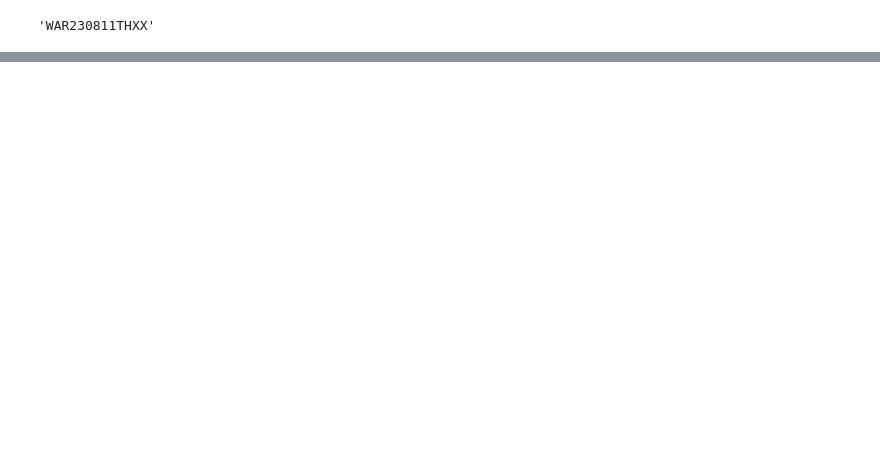
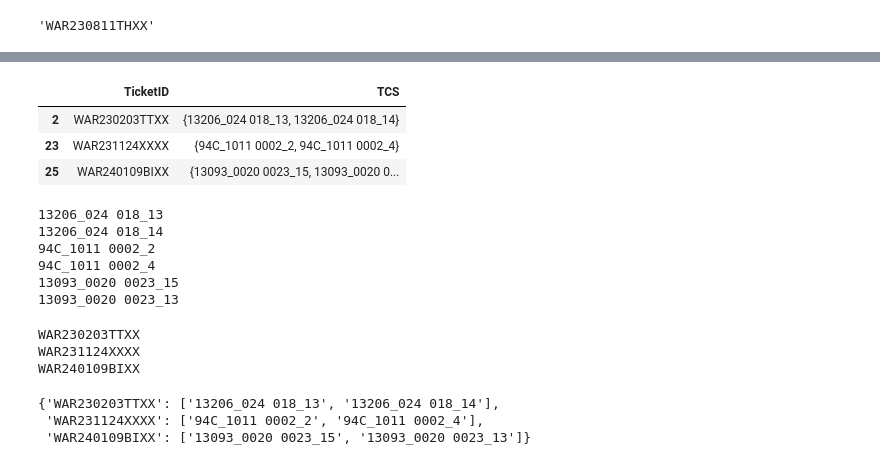
Before and after one commit to BilyBrown/sqlite3-tutorial, a Jupyter notebook: create_war_tables.ipynb, the cells around one changed output, grey strips where cells are left out. Cells and saved outputs as stored; diff of their text form; code cells hidden in the pictures; blank space fills up the shorter version.

```diff
--- a/create_war_tables.ipynb
+++ b/create_war_tables.ipynb
@@ -586,0 +624,39 @@ NameError: name 'temp_st' is not defined
+# %%
+# Here are the Ticket IDs that also include multiple Stands
+prev_combined.loc[prev_combined['TCS'].str.len()> 1]
+# %% [output]
+|  | TicketID | TCS |
+| 2 | WAR230203TTXX | {13206_024 018_13, 13206_024 018_14} |
+| 23 | WAR231124XXXX | {94C_1011 0002_2, 94C_1011 0002_4} |
+| 25 | WAR240109BIXX | {13093_0020 0023_15, 13093_0020 0... |
+# %%
+tcs = []
+for val in prev_combined['TCS'].loc[prev_combined['TCS'].str.len()> 1].values:
+    for item in val:
+        print(item)
+        tcs.append(item)
+# %% [output]
+13206_024 018_13
+13206_024 018_14
+94C_1011 0002_2
+94C_1011 0002_4
+13093_0020 0023_15
+13093_0020 0023_13
+# %%
+ticket_id_dict = {}
+for i, row in prev_combined.loc[prev_combined['TCS'].str.len()> 1].iterrows():
+    print(row['TicketID']) # ticket id
+    value_list = []
+    for value in row['TCS']:
+        value_list.append(value)
+    ticket_id_dict[row['TicketID']] = value_list
+# %% [output]
+WAR230203TTXX
+WAR231124XXXX
+WAR240109BIXX
+# %%
+ticket_id_dict
+# %% [output]
+{'WAR230203TTXX': ['13206_024 018_13', '13206_024 018_14'],
+ 'WAR231124XXXX': ['94C_1011 0002_2', '94C_1011 0002_4'],
+ 'WAR240109BIXX': ['13093_0020 0023_15', '13093_0020 0023_13']}
```
Also changed, not shown: parts of 20 cells of this notebook.
